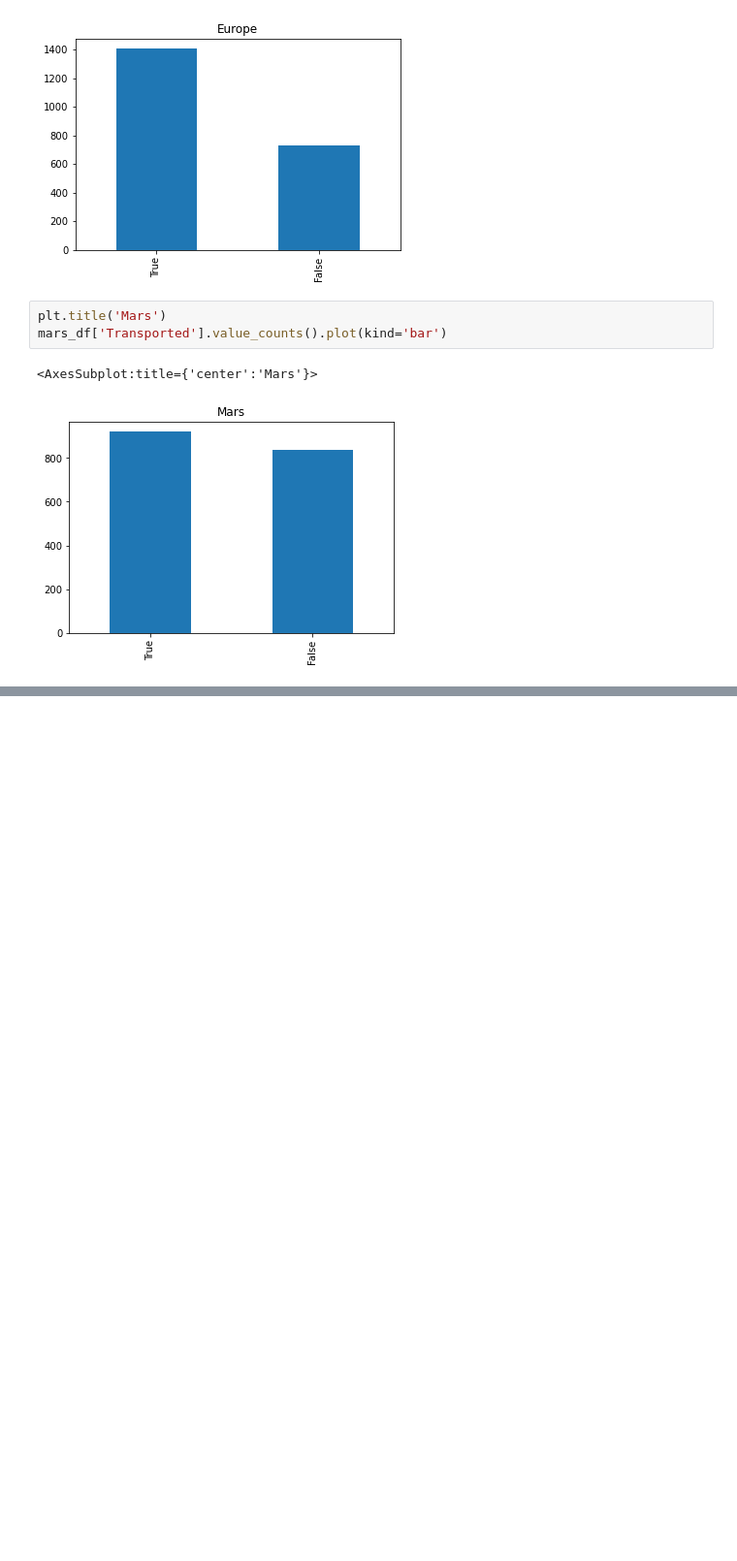
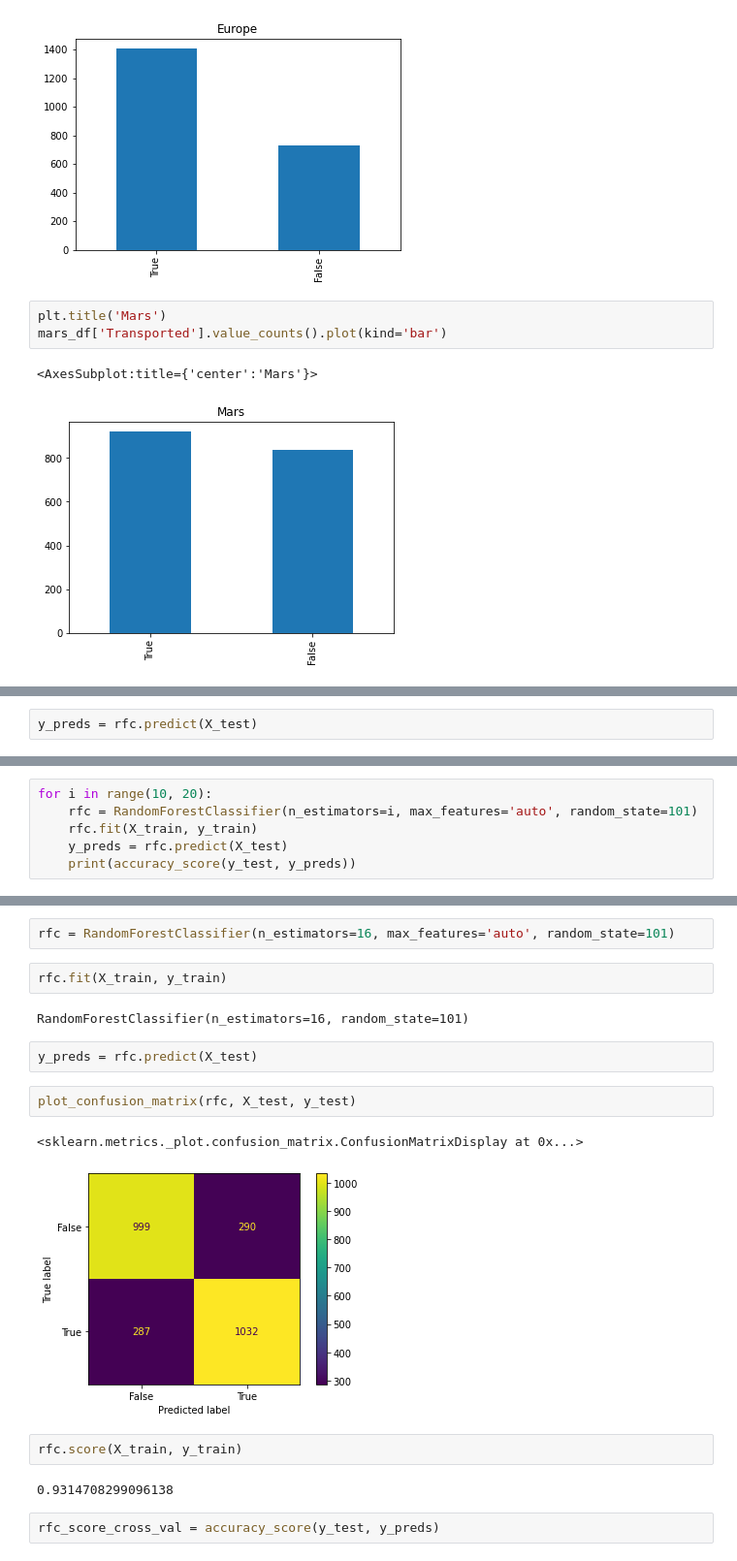
Before and after one commit to ZahrizhalAli/Spaceship-titanic-kaggle-competition, a Jupyter notebook: spaceship-titanic.ipynb, the cells around one changed output, grey strips where cells are left out. Shown at 97% size. Saved outputs shown, nothing was run; the diff lists cells and outputs as text; blank space fills up the shorter version.

```diff
--- a/spaceship-titanic.ipynb
+++ b/spaceship-titanic.ipynb
@@ -169,0 +548,2 @@ mars_df['Transported'].value_counts().plot(kind='bar')
+# %%
+y_preds = rfc.predict(X_test)
@@ -169,0 +569,6 @@ mars_df['Transported'].value_counts().plot(kind='bar')
+# %%
+for i in range(10, 20):
+    rfc = RandomForestClassifier(n_estimators=i, max_features='auto', random_state=101)
+    rfc.fit(X_train, y_train)
+    y_preds = rfc.predict(X_test)
+    print(accuracy_score(y_test, y_preds))
@@ -169,0 +586,19 @@ mars_df['Transported'].value_counts().plot(kind='bar')
+# %%
+rfc = RandomForestClassifier(n_estimators=16, max_features='auto', random_state=101)
+# %%
+rfc.fit(X_train, y_train)
+# %% [output]
+RandomForestClassifier(n_estimators=16, random_state=101)
+# %%
+y_preds = rfc.predict(X_test)
+# %%
+plot_confusion_matrix(rfc, X_test, y_test)
+# %% [output]
+<sklearn.metrics._plot.confusion_matrix.ConfusionMatrixDisplay at 0x...>
+[figure, added]
+# %%
+rfc.score(X_train, y_train)
+# %% [output]
+0.9314708299096138
+# %%
+rfc_score_cross_val = accuracy_score(y_test, y_preds)
```
Also changed, not shown: parts of 109 cells of this notebook, 2 other files.
